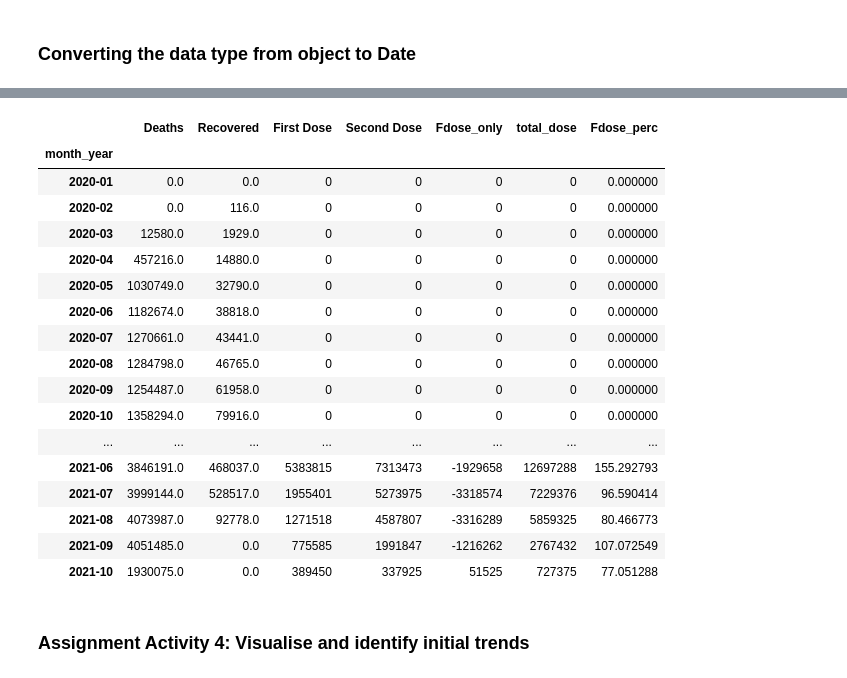
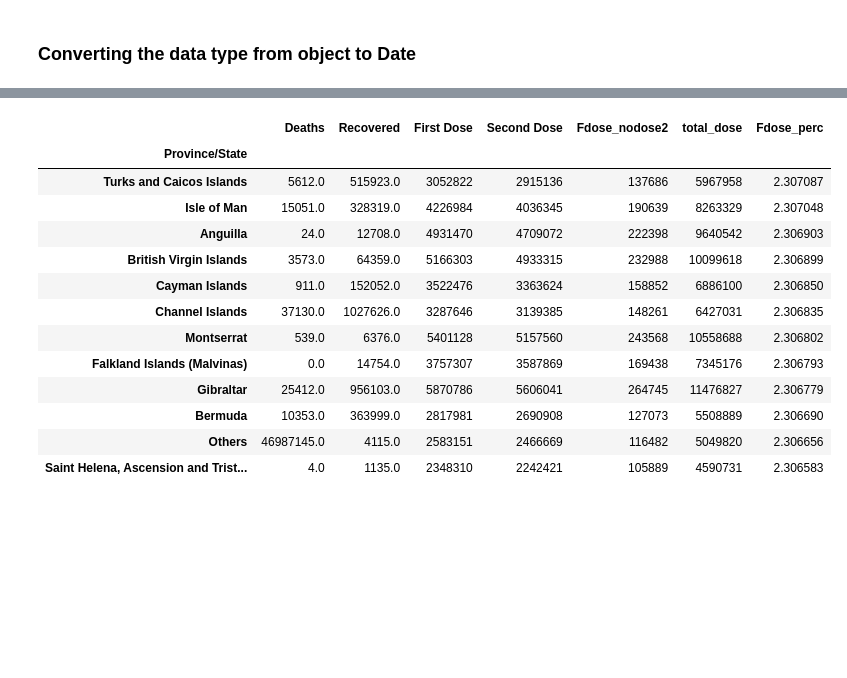
Before and after one commit to shaunanilson/Covid19_Analysis_LSE, a Jupyter notebook: Final Assignment - Uk Covid Cases.ipynb, the cells around one changed output, grey strips where cells are left out. Cells and saved outputs as stored; diff of their text form; code cells hidden in the pictures; blank space fills up the shorter version.

Commit message:
Fixed mistake made in Activity 3

```diff
--- a/Final Assignment - Uk Covid Cases.ipynb
+++ b/Final Assignment - Uk Covid Cases.ipynb
@@ -256,27 +229,20 @@ prov_rate
-# %%
-#3.4.c How has the number of vaccinated individuals and individuals \n
-# received the first and second doses, changed over time?
-
-vac_time=timegroup.sum()
-vac_time
-# %% [output]
-|  | Deaths | Recovered | First Dose | Second Dose | Fdose_only | total_dose | Fdose_perc |
-| month_year |  |  |  |  |  |  |  |
-| 2020-01 | 0.0 | 0.0 | 0 | 0 | 0 | 0 | 0.000000 |
-| 2020-02 | 0.0 | 116.0 | 0 | 0 | 0 | 0 | 0.000000 |
-| 2020-03 | 12580.0 | 1929.0 | 0 | 0 | 0 | 0 | 0.000000 |
-| 2020-04 | 457216.0 | 14880.0 | 0 | 0 | 0 | 0 | 0.000000 |
-| 2020-05 | 1030749.0 | 32790.0 | 0 | 0 | 0 | 0 | 0.000000 |
-| 2020-06 | 1182674.0 | 38818.0 | 0 | 0 | 0 | 0 | 0.000000 |
-| 2020-07 | 1270661.0 | 43441.0 | 0 | 0 | 0 | 0 | 0.000000 |
-| 2020-08 | 1284798.0 | 46765.0 | 0 | 0 | 0 | 0 | 0.000000 |
-| 2020-09 | 1254487.0 | 61958.0 | 0 | 0 | 0 | 0 | 0.000000 |
-| 2020-10 | 1358294.0 | 79916.0 | 0 | 0 | 0 | 0 | 0.000000 |
-| ... | ... | ... | ... | ... | ... | ... | ... |
-| 2021-06 | 3846191.0 | 468037.0 | 5383815 | 7313473 | -1929658 | 12697288 | 155.292793 |
-| 2021-07 | 3999144.0 | 528517.0 | 1955401 | 5273975 | -3318574 | 7229376 | 96.590414 |
-| 2021-08 | 4073987.0 | 92778.0 | 1271518 | 4587807 | -3316289 | 5859325 | 80.466773 |
-| 2021-09 | 4051485.0 | 0.0 | 775585 | 1991847 | -1216262 | 2767432 | 107.072549 |
-| 2021-10 | 1930075.0 | 0.0 | 389450 | 337925 | 51525 | 727375 | 77.051288 |
-# %% [markdown]
-### Assignment Activity 4: Visualise and identify initial trends
+# %%
+#3.4.b Province/State having the highest percentage of individuals with a first dose but not a second dose.
+
+prov['Fdose_perc']=(prov['Fdose_nodose2']*100)/prov['total_dose']
+prov.sort_values('Fdose_perc',ascending=False)
+# %% [output]
+|  | Deaths | Recovered | First Dose | Second Dose | Fdose_nodose2 | total_dose | Fdose_perc |
+| Province/State |  |  |  |  |  |  |  |
+| Turks and Caicos Islands | 5612.0 | 515923.0 | 3052822 | 2915136 | 137686 | 5967958 | 2.307087 |
+| Isle of Man | 15051.0 | 328319.0 | 4226984 | 4036345 | 190639 | 8263329 | 2.307048 |
+| Anguilla | 24.0 | 12708.0 | 4931470 | 4709072 | 222398 | 9640542 | 2.306903 |
+| British Virgin Islands | 3573.0 | 64359.0 | 5166303 | 4933315 | 232988 | 10099618 | 2.306899 |
+| Cayman Islands | 911.0 | 152052.0 | 3522476 | 3363624 | 158852 | 6886100 | 2.306850 |
+| Channel Islands | 37130.0 | 1027626.0 | 3287646 | 3139385 | 148261 | 6427031 | 2.306835 |
+| Montserrat | 539.0 | 6376.0 | 5401128 | 5157560 | 243568 | 10558688 | 2.306802 |
+| Falkland Islands (Malvinas) | 0.0 | 14754.0 | 3757307 | 3587869 | 169438 | 7345176 | 2.306793 |
+| Gibraltar | 25412.0 | 956103.0 | 5870786 | 5606041 | 264745 | 11476827 | 2.306779 |
+| Bermuda | 10353.0 | 363999.0 | 2817981 | 2690908 | 127073 | 5508889 | 2.306690 |
+| Others | 46987145.0 | 4115.0 | 2583151 | 2466669 | 116482 | 5049820 | 2.306656 |
+| Saint Helena, Ascension and Trist... | 4.0 | 1135.0 | 2348310 | 2242421 | 105889 | 4590731 | 2.306583 |
```
Also changed, not shown: parts of 14 cells of this notebook.
